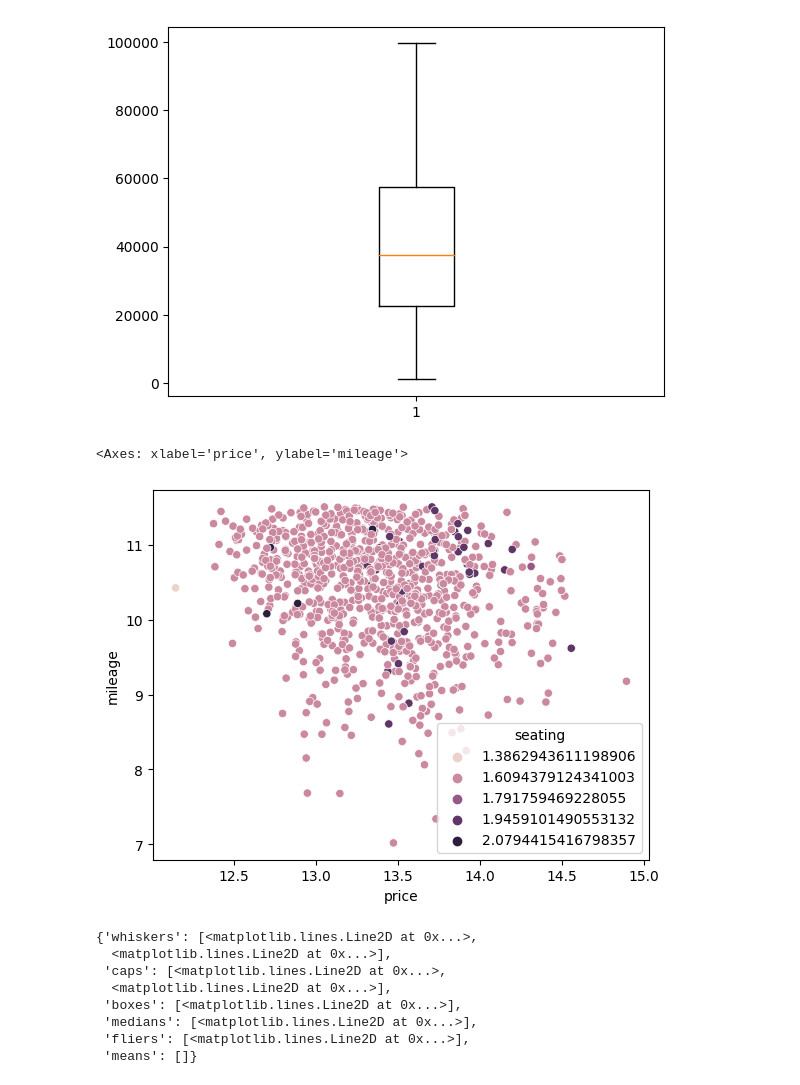
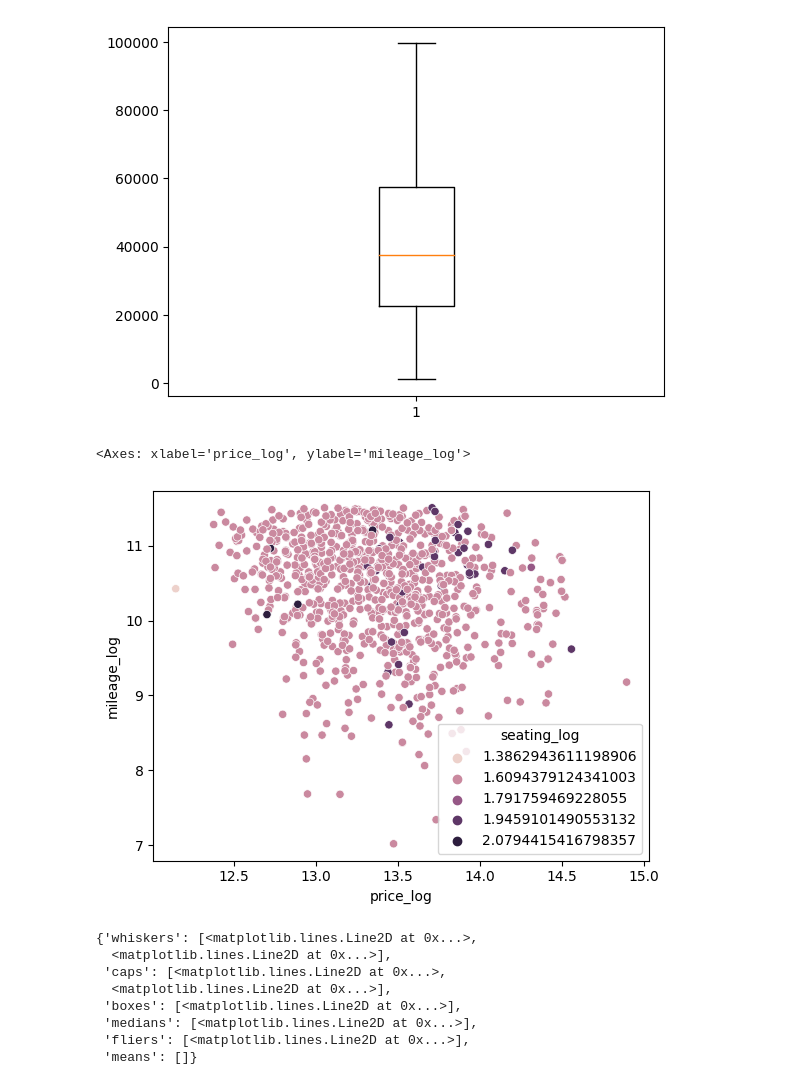
Before and after one commit to Monty-2003/assignment4, a Jupyter notebook: assignment4.ipynb, the cells around one changed output. Cells and saved outputs as stored; diff of their text form; code cells hidden in the pictures.

```diff
--- a/assignment4.ipynb
+++ b/assignment4.ipynb
@@ -89,6 +89,6 @@ sns.scatterplot(x=car_dat['Age'], y=car_dat['Price'])
 [figure]
 # %%
 # Log transformation on `Price` and `Age` because of its skewness and only positive nums. Not sure when to use arsin vs log.
-car_dat['price'] = np.log(car_dat['Price'])
-car_dat['age'] = np.log(car_dat['Age'])
+car_dat['price_log'] = np.log(car_dat['Price'])
+car_dat['age_log'] = np.log(car_dat['Age'])
 # %%
@@ -109,13 +109,13 @@ plt.boxplot(car_dat['Mileage_Run'])
  'means': []}
 [figure]
 # %%
-car_dat['mileage'] = np.log(car_dat['Mileage_Run'])
-car_dat['seating'] = np.log(car_dat['Seating_Capacity'])
+car_dat['mileage_log'] = np.log(car_dat['Mileage_Run'])
+car_dat['seating_log'] = np.log(car_dat['Seating_Capacity'])
 
-sns.scatterplot(x=car_dat['price'], y=car_dat['mileage'], hue=car_dat['seating'])
+sns.scatterplot(x=car_dat['price_log'], y=car_dat['mileage_log'], hue=car_dat['seating_log'])
 
 # Seems like all data is relatively close to a normal distribution after performing log transformations
 # %% [output]
-<Axes: xlabel='price', ylabel='mileage'>
+<Axes: xlabel='price_log', ylabel='mileage_log'>
-[figure, old version]
+[figure, new version]
 # %%
```
Also changed, not shown: parts of 11 cells of this notebook.
